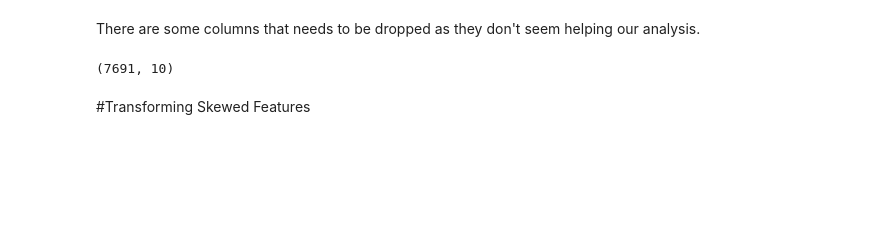
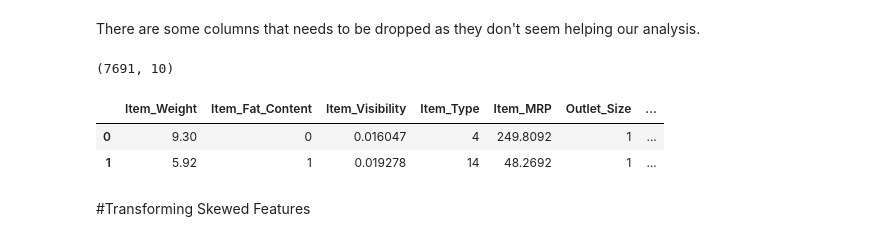
Before and after one commit to faeghe-kashani/Bigmart_sales_prediction, a Jupyter notebook: Bigmart_sales_prediction_dataset_Regression.ipynb, the cells around one changed output. Saved outputs shown, nothing was run; the diff lists cells and outputs as text; code cells hidden in the pictures; blank space fills up the shorter version.

```diff
--- a/Bigmart_sales_prediction_dataset_Regression.ipynb
+++ b/Bigmart_sales_prediction_dataset_Regression.ipynb
@@ -236,6 +256,12 @@ data = data.drop(['Item_Identifier','Outlet_Identifier','Outlet_Establishment_Ye
 data.shape
 # %% [output]
 (7691, 10)
+# %%
+data.head(2)
+# %% [output]
+|  | Item_Weight | Item_Fat_Content | Item_Visibility | Item_Type | Item_MRP | Outlet_Size | ... |
+| 0 | 9.30 | 0 | 0.016047 | 4 | 249.8092 | 1 | ... |
+| 1 | 5.92 | 1 | 0.019278 | 14 | 48.2692 | 1 | ... |
 # %% [markdown]
 #Transforming Skewed Features
 # %%
```
Also changed, not shown: parts of 20 cells of this notebook.
